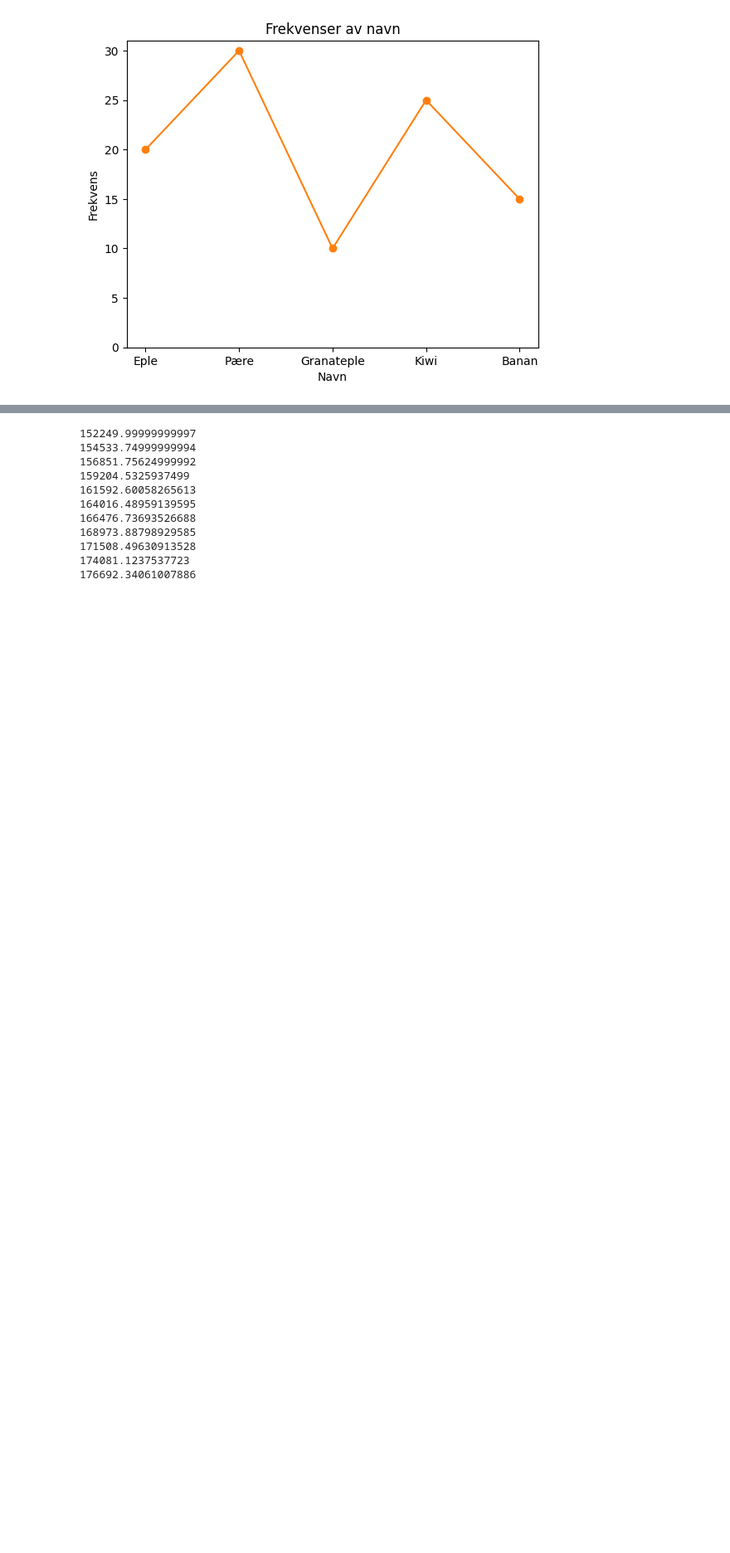
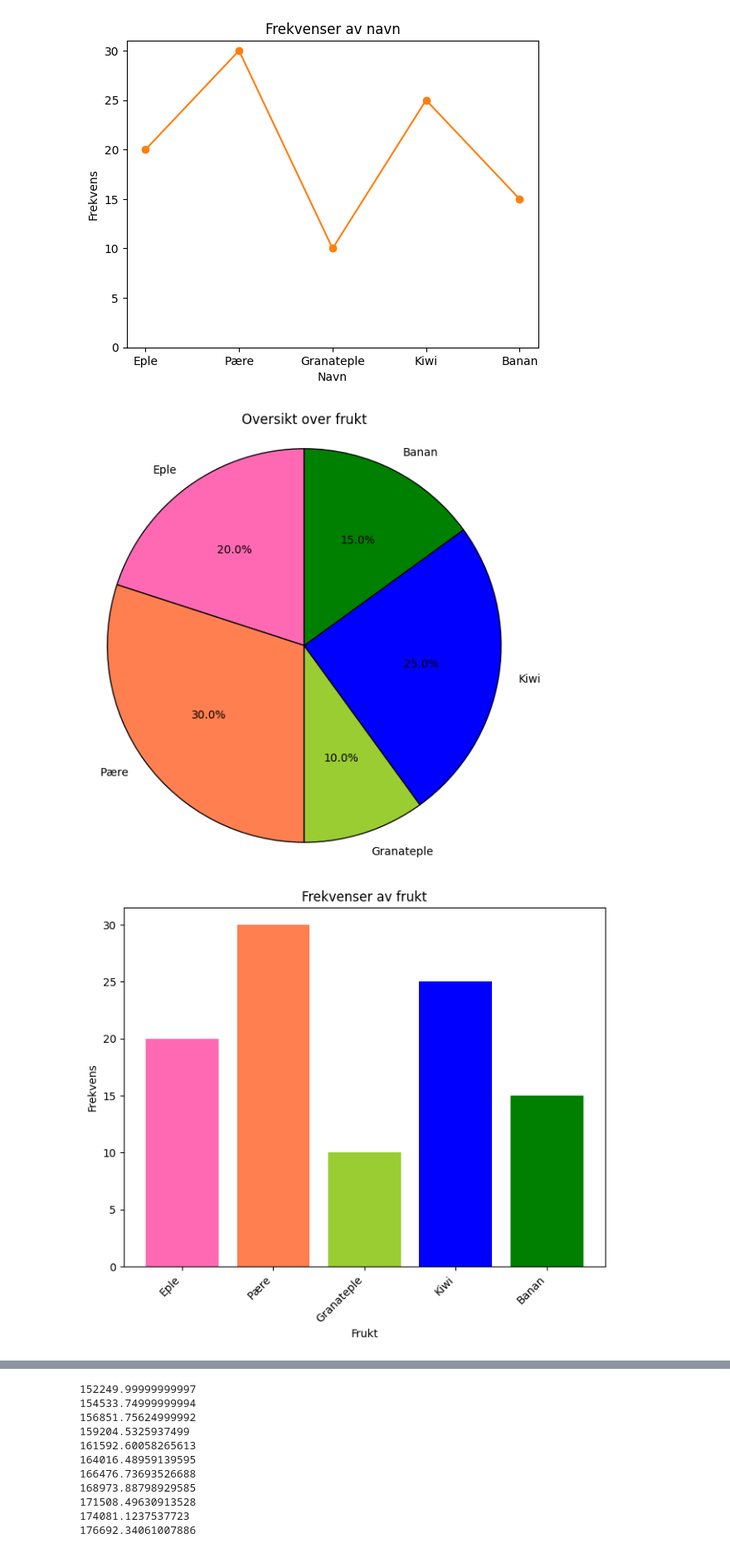
Before and after one commit to hanska91/Matematikk-2P-Y, a Jupyter notebook: Matematikkboka 2P-Y + Litt annet.ipynb, the cells around one changed output, grey strips where cells are left out. Shown at 83% size. Saved outputs shown, nothing was run; the diff lists cells and outputs as text; code cells hidden in the pictures; blank space fills up the shorter version.

```diff
--- a/Matematikkboka 2P-Y + Litt annet.ipynb
+++ b/Matematikkboka 2P-Y + Litt annet.ipynb
@@ -3035,3 +3047,49 @@ plt.show()
 [figure]
 [figure]
 [figure]
+# %%
+# Alternativt kake, søyle og sektordiagram
+import matplotlib.pyplot as plt
+
+# Liste med navn og frekvenser
+navn = ["Eple", "Pære", "Granateple", "Kiwi", "Banan"]
+frekvenser = [20, 30, 10, 25, 15]
+
+# Fargevalg
+farger = ['hotpink','coral','yellowgreen','b','g']
+
+# Beregn totalfrekvensen
+total = sum(frekvenser)
+
+# Beregn andelene (i prosent) for hver sektor
+andelene = [100 * frek / total for frek in frekvenser]
+
+# Kakediagram
+plt.figure(figsize=(7,7))
+plt.pie(andelene, labels=navn, autopct='%1.1f%%', colors=farger, startangle=90, wedgeprops={'edgecolor': 'black'})
+plt.title("Oversikt over frukt")
+plt.axis('equal')  # Sørger for at sirkelen er proporsjonal
+plt.show()
+
+# Søylediagram
+plt.figure(figsize=(8,6))
+plt.bar(navn, frekvenser, color=farger)
+plt.title("Frekvenser av frukt")
+plt.xlabel("Frukt")
+plt.ylabel("Frekvens")
+plt.ylim(ymin=0)  # Setter minimum verdi for y-aksen til 0
+plt.xticks(rotation=45, ha="right")  # Rotere x-aksen for bedre lesbarhet
+plt.show()
+
+# Linjediagram
+plt.figure(figsize=(8,6))
+plt.plot(navn, frekvenser, marker='o', color='#ff7f0e', linestyle='-', markersize=8, linewidth=2)
+plt.title("Frekvenser av frukt")
+plt.xlabel("Frukt")
+plt.ylabel("Frekvens")
+plt.ylim(ymin=0)  # Setter minimum verdi for y-aksen til 0
+plt.grid(True, which='both', linestyle='--', linewidth=0.5)  # Legger til rutenett
+plt.show()
+# %% [output]
+[figure, added]
+[figure, added]
```
Also changed, not shown: parts of 3 cells of this notebook.
